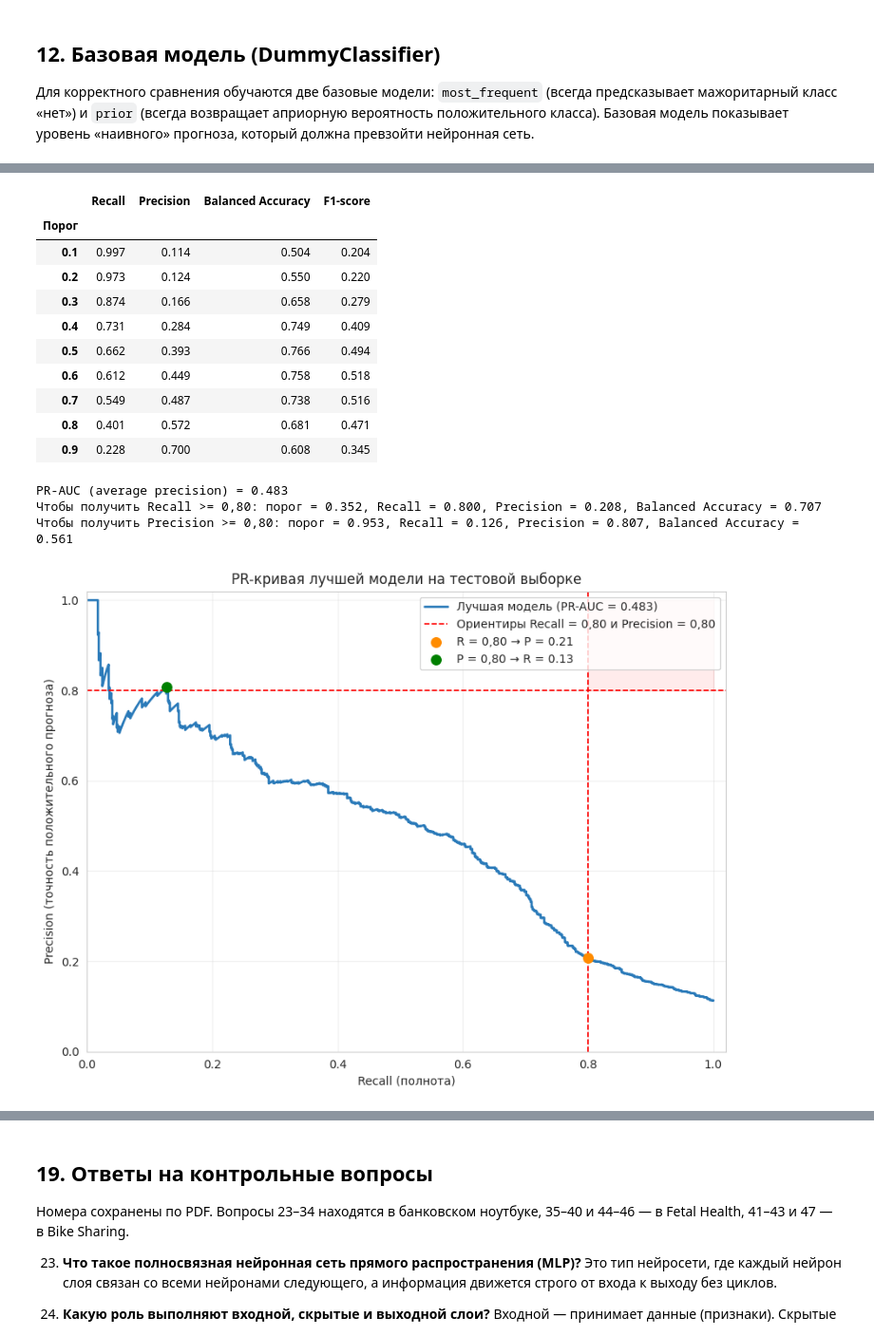
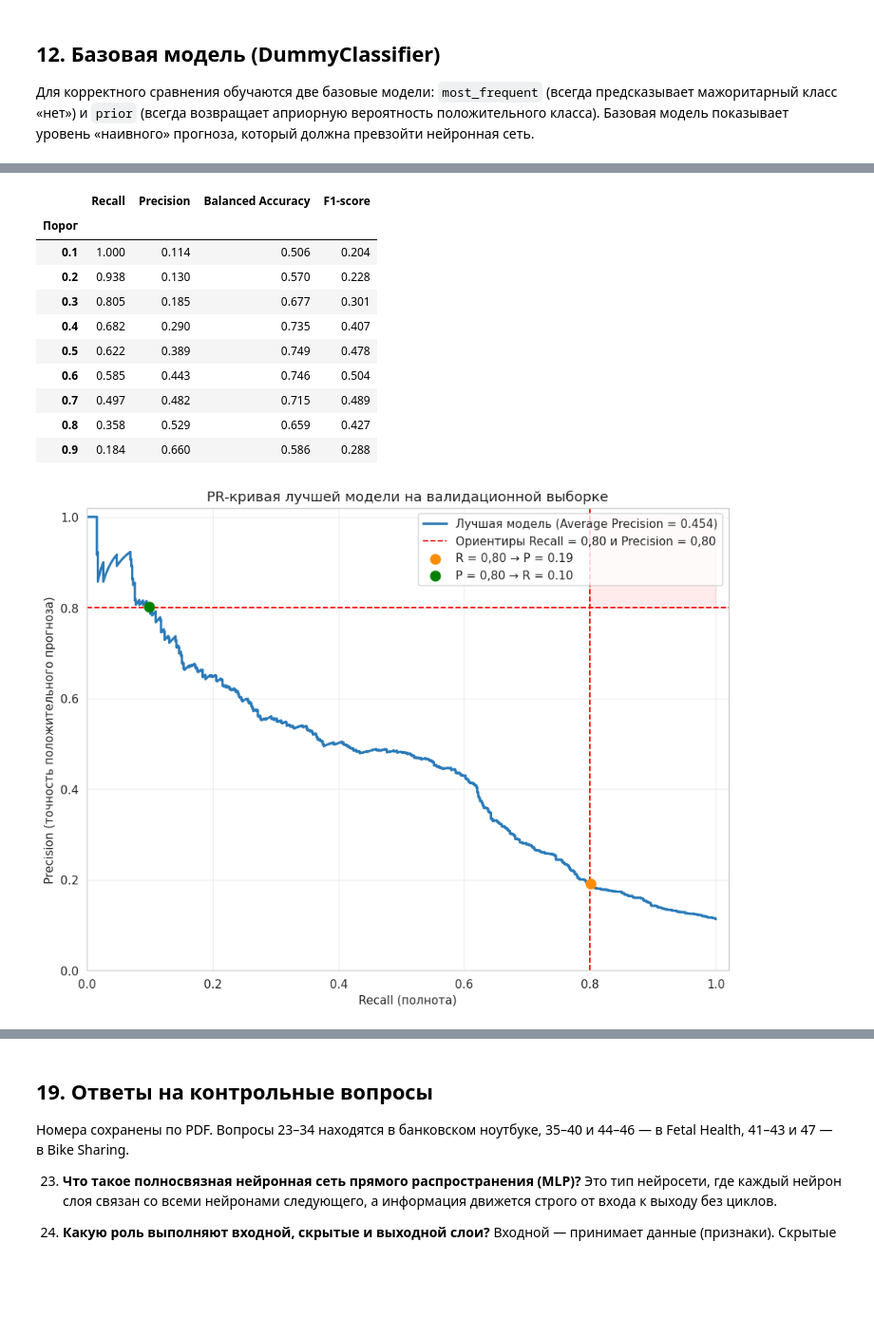
Before and after one commit to Travkova/NN_Labs, a Jupyter notebook: лаб1/binary.ipynb, the cells around one changed output, grey strips where cells are left out. Shown at 95% size. Saved outputs shown, nothing was run; the diff lists cells and outputs as text; code cells hidden in the pictures; blank space fills up the shorter version.

```diff
--- a/лаб1/binary.ipynb
+++ b/лаб1/binary.ipynb
@@ -175,6 +155,8 @@ display(missing_table[missing_table['Итого пропусков'] > 0])
 
 # «Неизвестно» трактуем как пропуск — заполнение будет выполнено в конвейере
 # предобработки (обученном только на обучающей части).
-df = df.replace('неизвестно', np.nan)
+df = df.replace('unknown', np.nan)
 print('Всего пропусков после замены «неизвестно» на NaN:', int(df.isna().sum().sum()))
+
+assert not (df.select_dtypes(include='object') == 'unknown').any().any()
 # %% [output]
@@ -595,12 +599,11 @@ for name, cfg in CONFIGS.items():
 
     start = time.time()
     history = model.fit(
-        X_train_prep, y_train,
-        validation_data=(X_val_prep, y_val),
+        dataset(X_train_prep, y_train, cfg['batch_size'], training=True, weights=CLASS_WEIGHT),
+        validation_data=dataset(X_val_prep, y_val),
         epochs=cfg['epochs'],
-        batch_size=cfg['batch_size'],
-        class_weight=CLASS_WEIGHT,
         callbacks=[early_stopping],
+        shuffle=False,  # Перемешивание уже выполняется в dataset().
         verbose=0,
     )
     elapsed = time.time() - start
@@ -981,43 +855,43 @@ display(outlier_experiment.round(3))
 # %%
-# PR-кривая лучшей модели на тестовой выборке
-precision_curve, recall_curve, pr_thresholds = precision_recall_curve(y_test, best_test_proba)
-average_precision = average_precision_score(y_test, best_test_proba)
+# PR-кривая лучшей модели на валидационной выборке
+precision_curve, recall_curve, pr_thresholds = precision_recall_curve(y_val, best_val_proba)
+average_precision = average_precision_score(y_val, best_val_proba)
 
 # Точки, соответствующие разным порогам
 threshold_rows = []
 for t in np.arange(0.1, 0.91, 0.1):
-    pred = (best_test_proba >= t).astype(int)
+    pred = (best_val_proba >= t).astype(int)
     threshold_rows.append({
         'Порог': round(float(t), 1),
-        'Recall': recall_score(y_test, pred),
-        'Precision': precision_score(y_test, pred, zero_division=0),
-        'Balanced Accuracy': balanced_accuracy_score(y_test, pred),
-        'F1-score': f1_score(y_test, pred, zero_division=0),
+        'Recall': recall_score(y_val, pred),
+        'Precision': precision_score(y_val, pred, zero_division=0),
+        'Balanced Accuracy': balanced_accuracy_score(y_val, pred),
+        'F1-score': f1_score(y_val, pred, zero_division=0),
     })
 threshold_table = pd.DataFrame(threshold_rows).set_index('Порог')
 display(threshold_table.round(3))
 
-# Порог, при котором Recall >= 0,80 (максимальная Precision среди таких точек)
+# Наибольший порог с Recall >= 0,80; Precision не обязана быть монотонной
 r80 = None
 for t in np.arange(0.999, 0.0, -0.001):
-    pred = (best_test_proba >= t).astype(int)
-    if recall_score(y_test, pred) >= 0.80:
-        r80 = (float(t), recall_score(y_test, pred),
-               precision_score(y_test, pred, zero_division=0),
-               balanced_accuracy_score(y_test, pred))
+    pred = (best_val_proba >= t).astype(int)
+    if recall_score(y_val, pred) >= 0.80:
+        r80 = (float(t), recall_score(y_val, pred),
+               precision_score(y_val, pred, zero_division=0),
+               balanced_accuracy_score(y_val, pred))
         break
 
 # Порог, при котором Precision >= 0,80 (максимальный Recall среди таких точек)
 p80 = None
 for t in np.arange(0.05, 0.999, 0.001):
-    pred = (best_test_proba >= t).astype(int)
-    if precision_score(y_test, pred, zero_division=0) >= 0.80:
-        p80 = (float(t), recall_score(y_test, pred),
-               precision_score(y_test, pred, zero_division=0),
-               balanced_accuracy_score(y_test, pred))
+    pred = (best_val_proba >= t).astype(int)
+    if precision_score(y_val, pred, zero_division=0) >= 0.80:
+        p80 = (float(t), recall_score(y_val, pred),
+               precision_score(y_val, pred, zero_division=0),
+               balanced_accuracy_score(y_val, pred))
         break
 
-print(f'PR-AUC (average precision) = {average_precision:.3f}')
+print(f'Average Precision = {average_precision:.3f}')
 if r80:
     print(f'Чтобы получить Recall >= 0,80: порог = {r80[0]:.3f}, '
           f'Recall = {r80[1]:.3f}, Precision = {r80[2]:.3f}, Balanced Accuracy = {r80[3]:.3f}')
@@ -1027,7 +901,7 @@ if p80:
 
 fig, ax = plt.subplots(figsize=(8.5, 6.5))
 ax.plot(recall_curve, precision_curve, color='#2a7ab9', linewidth=2,
-        label=f'Лучшая модель (PR-AUC = {average_precision:.3f})')
+        label=f'Лучшая модель (Average Precision = {average_precision:.3f})')
 ax.axhline(0.8, color='red', linestyle='--', linewidth=1.2)
 ax.axvline(0.8, color='red', linestyle='--', linewidth=1.2,
            label='Ориентиры Recall = 0,80 и Precision = 0,80')
@@ -1038,7 +912,7 @@ if r80:
 if p80:
     ax.scatter([p80[1]], [p80[2]], color='green', s=70, zorder=5,
                label=f'P = 0,80 → R = {p80[1]:.2f}')
-ax.set_title('PR-кривая лучшей модели на тестовой выборке')
+ax.set_title('PR-кривая лучшей модели на валидационной выборке')
 ax.set_xlabel('Recall (полнота)')
 ax.set_ylabel('Precision (точность положительного прогноза)')
 ax.set_xlim(0, 1.02)
@@ -1051,16 +928,13 @@ plt.show()
 |  | Recall | Precision | Balanced Accuracy | F1-score |
 | Порог |  |  |  |  |
-| 0.1 | 0.997 | 0.114 | 0.504 | 0.204 |
-| 0.2 | 0.973 | 0.124 | 0.550 | 0.220 |
-| 0.3 | 0.874 | 0.166 | 0.658 | 0.279 |
-| 0.4 | 0.731 | 0.284 | 0.749 | 0.409 |
-| 0.5 | 0.662 | 0.393 | 0.766 | 0.494 |
-| 0.6 | 0.612 | 0.449 | 0.758 | 0.518 |
-| 0.7 | 0.549 | 0.487 | 0.738 | 0.516 |
-| 0.8 | 0.401 | 0.572 | 0.681 | 0.471 |
-| 0.9 | 0.228 | 0.700 | 0.608 | 0.345 |
+| 0.1 | 1.000 | 0.114 | 0.506 | 0.204 |
+| 0.2 | 0.938 | 0.130 | 0.570 | 0.228 |
+| 0.3 | 0.805 | 0.185 | 0.677 | 0.301 |
+| 0.4 | 0.682 | 0.290 | 0.735 | 0.407 |
+| 0.5 | 0.622 | 0.389 | 0.749 | 0.478 |
+| 0.6 | 0.585 | 0.443 | 0.746 | 0.504 |
+| 0.7 | 0.497 | 0.482 | 0.715 | 0.489 |
+| 0.8 | 0.358 | 0.529 | 0.659 | 0.427 |
+| 0.9 | 0.184 | 0.660 | 0.586 | 0.288 |
-PR-AUC (average precision) = 0.483
-Чтобы получить Recall >= 0,80: порог = 0.352, Recall = 0.800, Precision = 0.208, Balanced Accuracy = 0.707
-Чтобы получить Precision >= 0,80: порог = 0.953, Recall = 0.126, Precision = 0.807, Balanced Accuracy = 0.561
-[figure, old version]
+[figure, new version]
 # %% [markdown]
```
Also changed, not shown: parts of 47 cells of this notebook, 2 other files.
